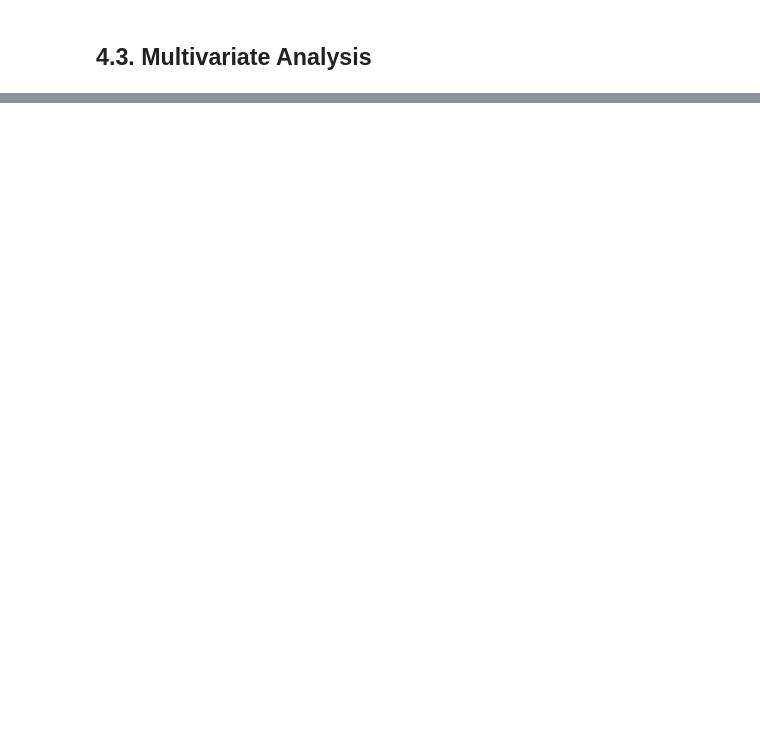
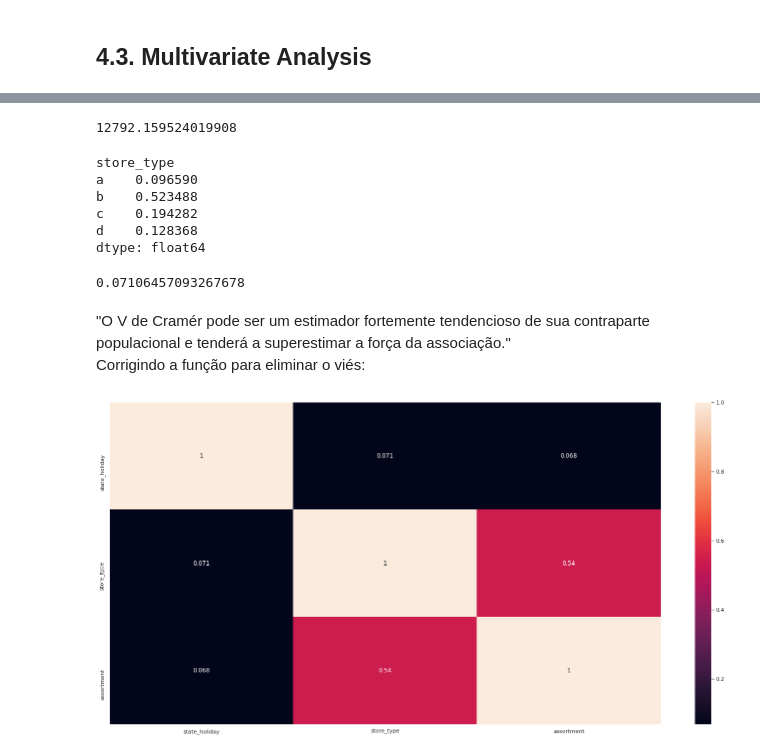
Before and after one commit to moraes-ederson/DataScienceEmProducao, a Jupyter notebook: m04_v01_store_sales_prediction.ipynb, the cells around one changed output, grey strips where cells are left out. Drawn from its saved outputs; the diff is of its cells as text; code cells hidden in the pictures; blank space fills up the shorter version.

```diff
--- a/m04_v01_store_sales_prediction.ipynb
+++ b/m04_v01_store_sales_prediction.ipynb
@@ -942,0 +1007,3 @@ sns.barplot(x='month', y='sales', hue='school_holiday', data=aux2);
+# %%
+cat_attributes = df4.select_dtypes(exclude=['int64', 'float64', 'datetime64[ns]'])
+cat_attributes.head()
@@ -942,0 +1042,4 @@ sns.barplot(x='month', y='sales', hue='school_holiday', data=aux2);
+# %%
+chi2[0]
+# %% [output]
+12792.159524019908
@@ -942,0 +1053,21 @@ sns.barplot(x='month', y='sales', hue='school_holiday', data=aux2);
+# %%
+# fórmula de Cramér's V
+v = np.sqrt((chi2/n) / (min(k-1, r-1)))
+v
+# %% [output]
+store_type
+a    0.096590
+b    0.523488
+c    0.194282
+d    0.128368
+dtype: float64
+# %%
+# para exibir um resultado total, a tabela de contingência deve estar como uma matriz
+cm = pd.crosstab(cat_attributes['state_holiday'], cat_attributes['store_type']).as_matrix()
+chi2 = ss.chi2_contingency(cm)[0]
+n = cm.sum()
+r, k = cm.shape
+v = np.sqrt((chi2/n) / (min(k-1, r-1)))
+v
+# %% [output]
+0.07106457093267678
@@ -942,0 +1083,43 @@ sns.barplot(x='month', y='sales', hue='school_holiday', data=aux2);
+# %% [markdown]
+"O V de Cramér pode ser um estimador fortemente tendencioso de sua contraparte populacional e tenderá a superestimar a força da associação."
+Corrigindo a função para eliminar o viés:
+# %%
+# corrigindo viés da função
+def cramer_v(x, y):
+    cm = pd.crosstab(x, y).as_matrix()
+    n = cm.sum()
+    r, k = cm.shape
+
+    chi2 = ss.chi2_contingency(cm)[0]
+    chi2corr = max(0, chi2 - (k-1)*(r-1) / (n-1))
+
+    kcorr = k - (k-1)**2 / (n-1)
+    rcorr = r - (r-1)**2 / (n-1)
+
+    v = np.sqrt((chi2corr/n) / (min(kcorr-1, rcorr-1)))
+    return v
+# %%
+# resultado do V de Cramer de todas as combinações
+a1 = cramer_v(cat_attributes['state_holiday'], cat_attributes['state_holiday'])
+a2 = cramer_v(cat_attributes['state_holiday'], cat_attributes['store_type'])
+a3 = cramer_v(cat_attributes['state_holiday'], cat_attributes['assortment'])
+
+a4 = cramer_v(cat_attributes['store_type'], cat_attributes['state_holiday'])
+a5 = cramer_v(cat_attributes['store_type'], cat_attributes['store_type'])
+a6 = cramer_v(cat_attributes['store_type'], cat_attributes['assortment'])
+
+a7 = cramer_v(cat_attributes['assortment'], cat_attributes['state_holiday'])
+a8 = cramer_v(cat_attributes['assortment'], cat_attributes['store_type'])
+a9 = cramer_v(cat_attributes['assortment'], cat_attributes['assortment'])
+
+# dataframe com os resultados
+d = pd.DataFrame({
+    'state_holiday': [a1, a2, a3],
+    'store_type': [a4, a5, a6],
+    'assortment': [a7, a8, a9]
+})
+d = d.set_index(d.columns)
+# %%
+sns.heatmap(d, annot=True);
+# %% [output]
+[figure, added]
```
Also changed, not shown: parts of 21 cells of this notebook.
